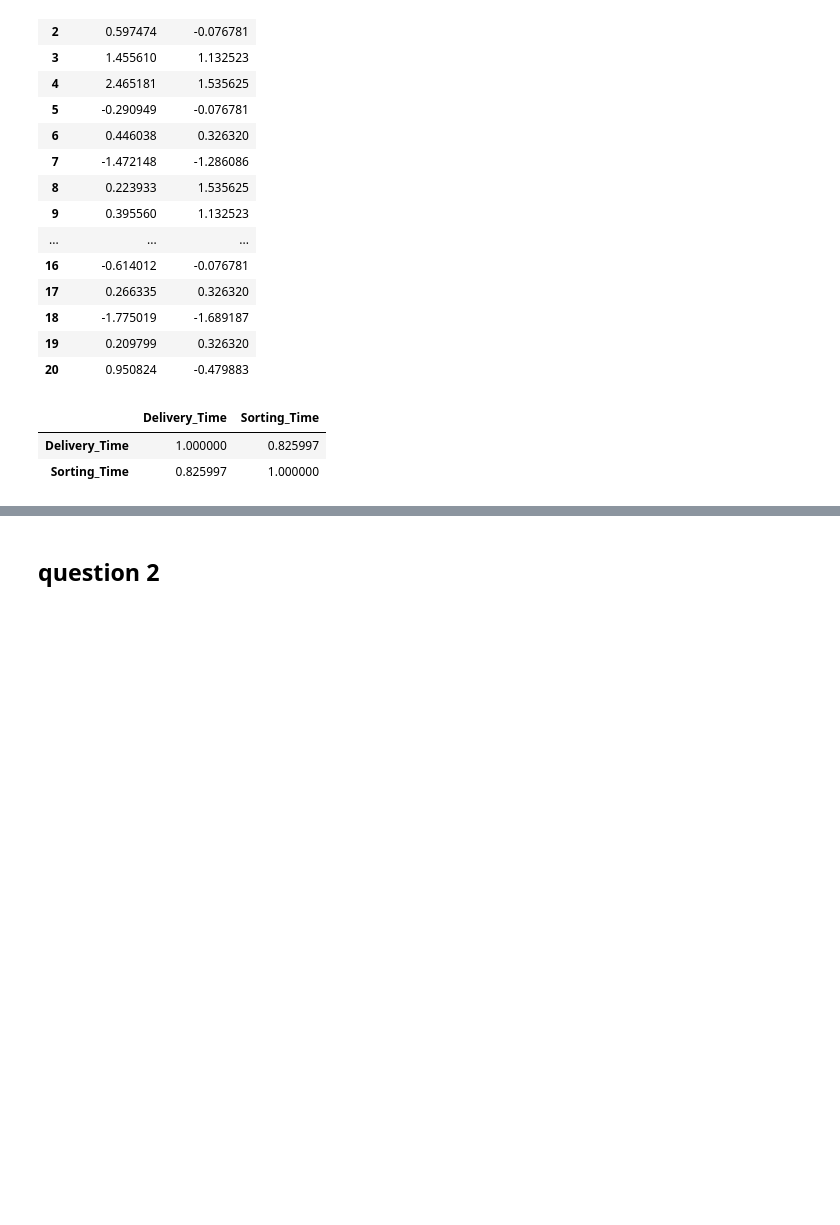
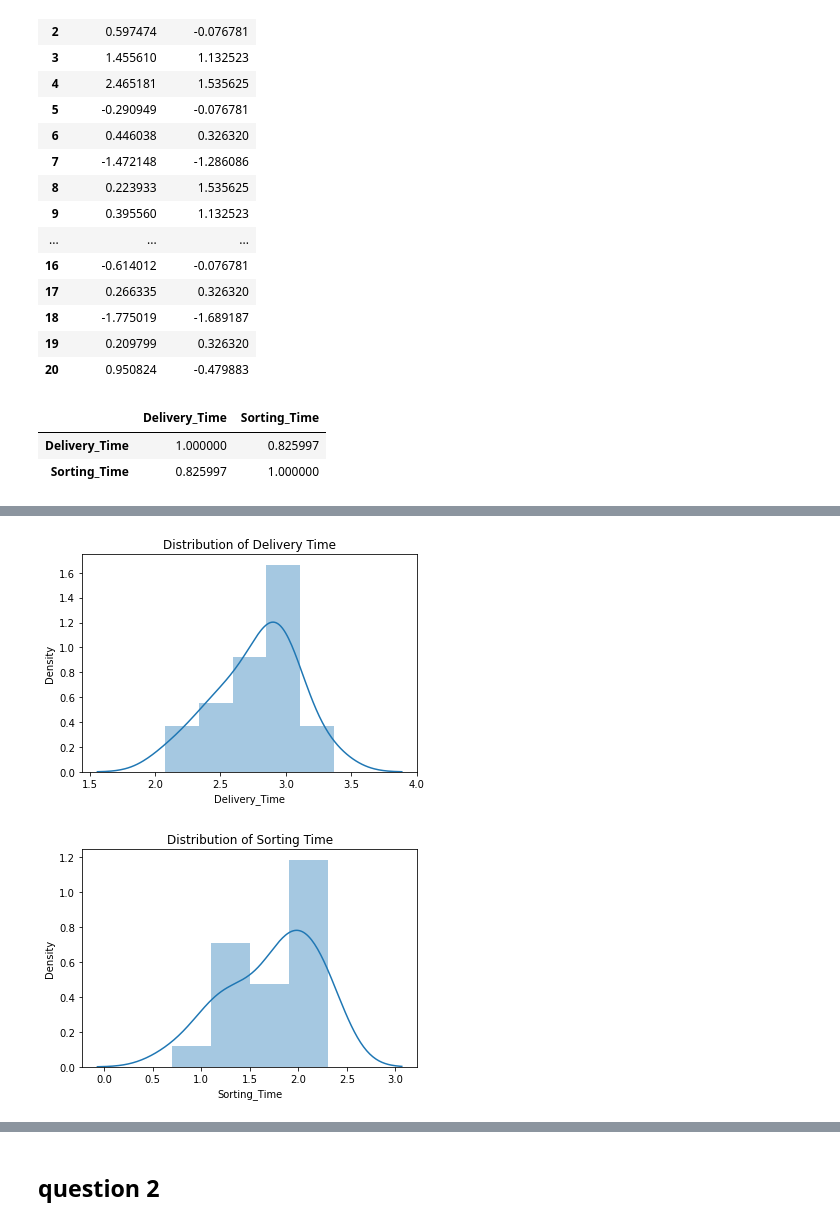
Before and after one commit to merinmohan/data-science, a Jupyter notebook: Simple linear regression.ipynb, the cells around one changed output, grey strips where cells are left out. Cells and saved outputs as stored; diff of their text form; code cells hidden in the pictures; blank space fills up the shorter version.

```diff
--- a/Simple linear regression.ipynb
+++ b/Simple linear regression.ipynb
@@ -259,0 +441,11 @@ Notes:
+# %%
+sns.distplot(delivary_data_log['Delivery_Time'])
+plt.title('Distribution of Delivery Time')
+plt.show()
+
+sns.distplot(delivary_data_log['Sorting_Time'])
+plt.title('Distribution of Sorting Time')
+plt.show()
+# %% [output]
+[figure, added]
+[figure, added]
```
Also changed, not shown: parts of 45 cells of this notebook.
